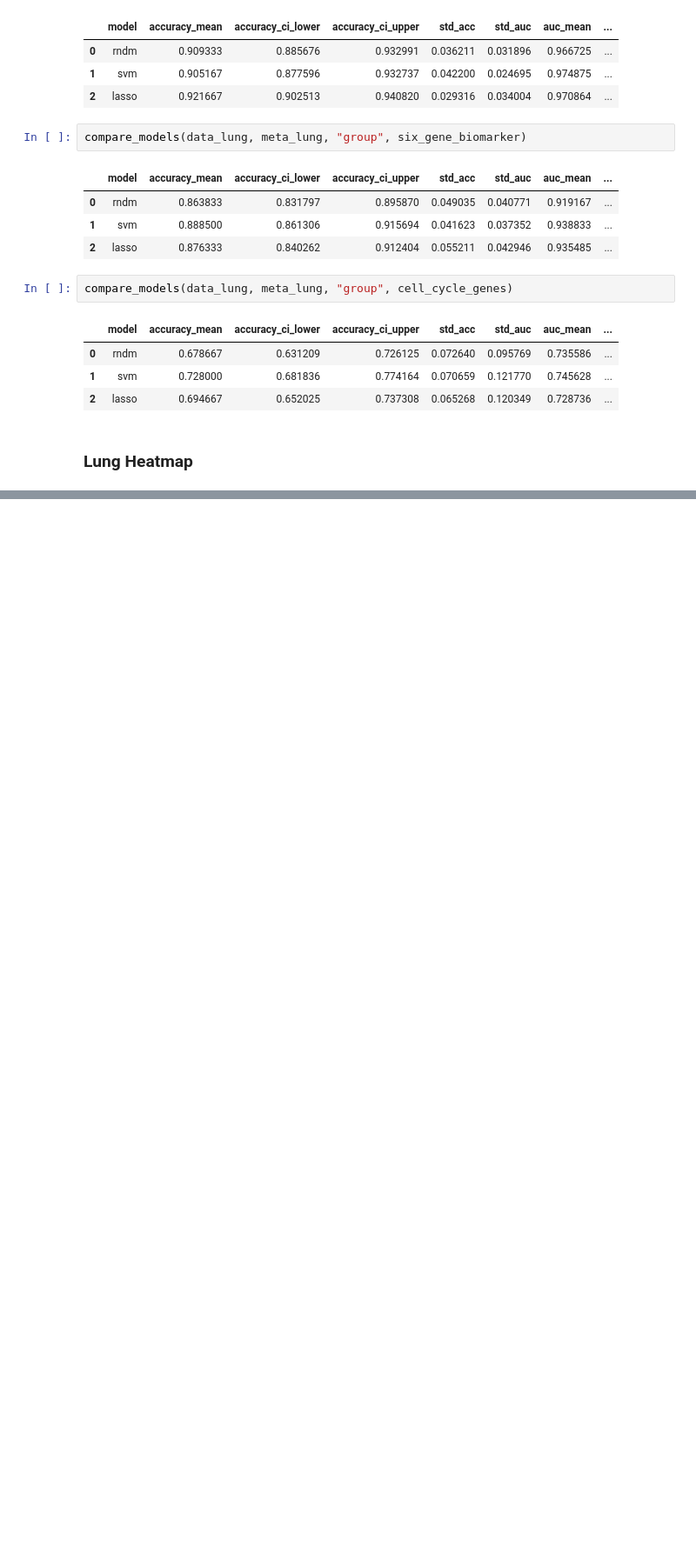
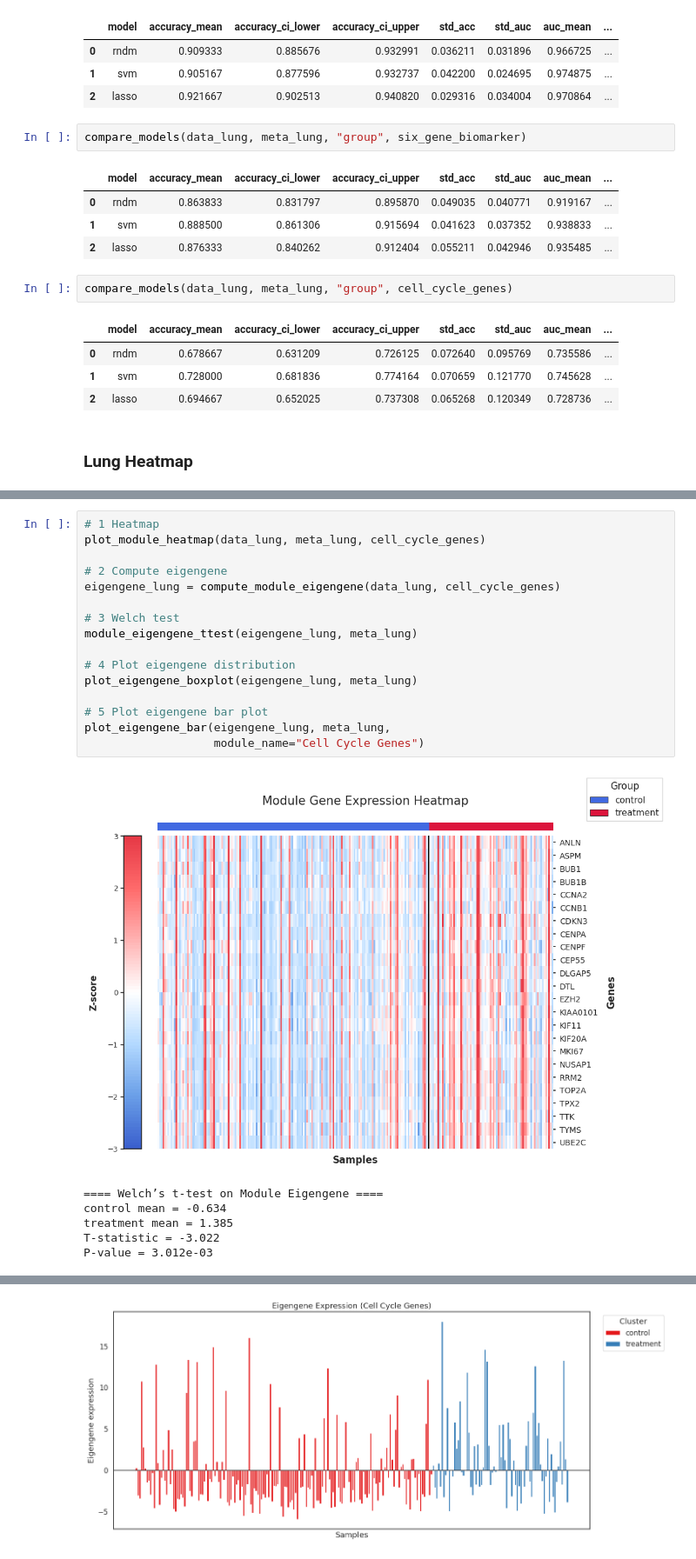
Before and after one commit to Poorvi-HC/Cross-Organ-Transplantation, a Jupyter notebook: src/ML/validation.ipynb, the cells around one changed output, grey strips where cells are left out. Shown at 87% size. Drawn from its saved outputs; the diff is of its cells as text; blank space fills up the shorter version.

```diff
--- a/src/ML/validation.ipynb
+++ b/src/ML/validation.ipynb
@@ -563,0 +826,23 @@ plot_expression_heatmap(
+# %%
+# 1 Heatmap
+plot_module_heatmap(data_lung, meta_lung, cell_cycle_genes)
+
+# 2 Compute eigengene
+eigengene_lung = compute_module_eigengene(data_lung, cell_cycle_genes)
+
+# 3 Welch test
+module_eigengene_ttest(eigengene_lung, meta_lung)
+
+# 4 Plot eigengene distribution
+plot_eigengene_boxplot(eigengene_lung, meta_lung)
+
+# 5 Plot eigengene bar plot
+plot_eigengene_bar(eigengene_lung, meta_lung,
+                   module_name="Cell Cycle Genes")
+# %% [output]
+[figure, added]
+==== Welch’s t-test on Module Eigengene ====
+control mean = -0.634
+treatment mean = 1.385
+T-statistic = -3.022
+P-value = 3.012e-03
@@ -563,0 +850 @@ plot_expression_heatmap(
+[figure, added]
```
Also changed, not shown: parts of 25 cells of this notebook.
